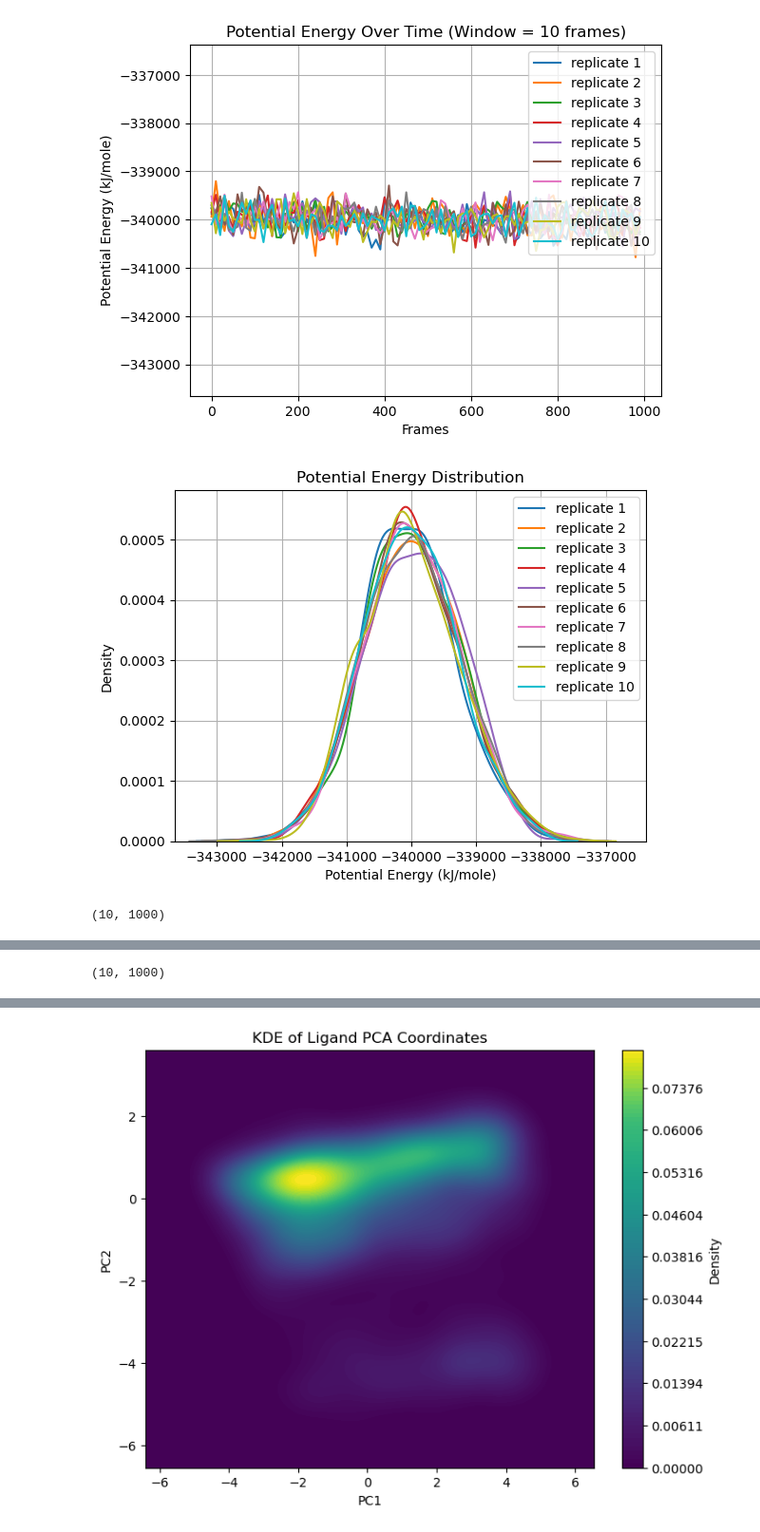
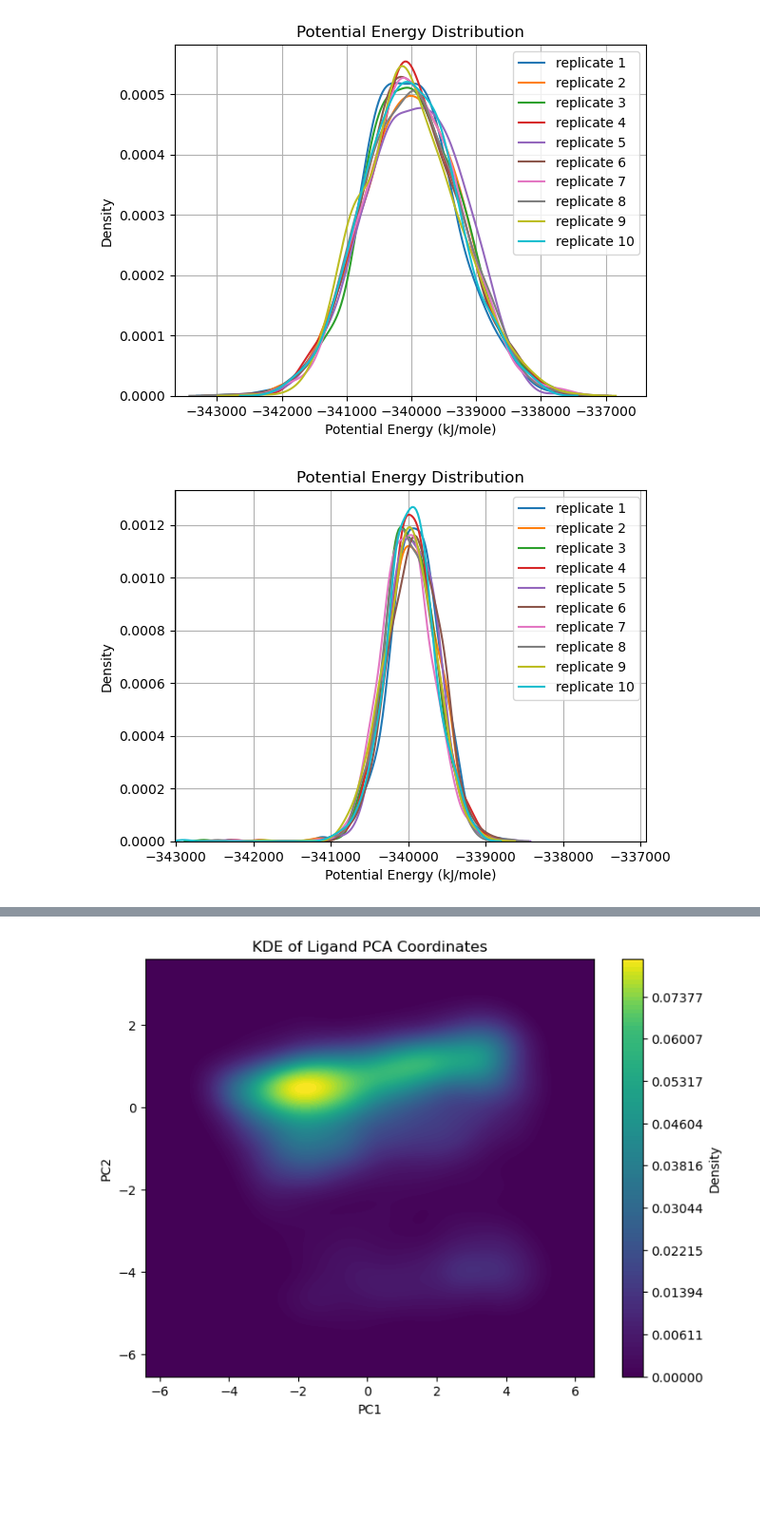
Before and after one commit to HaoLan-compchem/blog_03_12_2025, a Jupyter notebook: binary_complex/classic_binary_trj_analysis.ipynb, the cells around one changed output, grey strips where cells are left out. Shown at 95% size. Drawn from its saved outputs; the diff is of its cells as text; code cells hidden in the pictures; blank space fills up the shorter version.

```diff
--- a/binary_complex/classic_binary_trj_analysis.ipynb
+++ b/binary_complex/classic_binary_trj_analysis.ipynb
@@ -19,41 +19,38 @@ def plot_potential_energy(md_platform, state_file_list, plot_type, window):
                 for line in fin:
                     if not (line.startswith('@') or line.startswith('#')):
                         fout.write(','.join(line.split()) + '\n')
             #df = pd.read_csv(csv_file, header=None) #ignore the first row as initial state
             df = pd.read_csv(csv_file)
             df.columns = ['time', 'Potential Energy (kJ/mole)']
         energy = df['Potential Energy (kJ/mole)'].to_numpy()
         n_windows = len(energy) // window
         avg_energy = np.array([energy[i*window:(i+1)*window].mean() for i in range(n_windows)])
         avg_frames = np.arange(n_windows) * window
         energy_arrays.append(avg_energy)
         labels.append(f'replicate {i+1}')
         if plot_type == 'line':
             plt.plot(avg_frames, avg_energy, label=labels[-1])
             plt.xlabel('Frames')
             plt.ylabel('Potential Energy (kJ/mole)')
             plt.title(f'Potential Energy Over Time (Window = {window} frames)')
             plt.ylim(np.mean(energy) - 5*np.std(energy), np.mean(energy) + 5*np.std(energy))
         elif plot_type == 'hist':
             sns.kdeplot(avg_energy, label=labels[-1])
             plt.xlabel('Potential Energy (kJ/mole)')
             plt.title('Potential Energy Distribution')
             plt.xlim(np.mean(energy) - 5*np.std(energy), np.mean(energy) + 5*np.std(energy))
     plt.grid(True)
     plt.legend()
     plt.show()
     plt.close()
-    return energy_arrays
+    return None
 
 gmx_files = [f'gromacs/replicate_{i}/potential.xvg' for i in range(1, 11)]
-gmx_energy_arrays = plot_potential_energy('gromacs', gmx_files, 'line', window=10)
-gmx_energy_arrays = plot_potential_energy('gromacs', gmx_files, 'hist', window=1)
-print(np.shape(gmx_energy_arrays))
-omm_files = [f'openmm/NPT/energy_data_{i}.csv' for i in range(1, 11)]
-omm_energy_arrays = plot_potential_energy('openmm', omm_files, 'line', window=50)
-omm_energy_arrays = plot_potential_energy('openmm', omm_files, 'hist', window=5)
-print(np.shape(omm_energy_arrays))
+#gmx_energy_arrays = plot_potential_energy('gromacs', gmx_files, 'line', window=10)
+plot_potential_energy('gromacs', gmx_files, 'hist', window=1)
+omm_files = [f'openmm/energy_data_{i}.csv' for i in range(1, 11)]
+#omm_energy_arrays = plot_potential_energy('openmm', omm_files, 'line', window=50)
+plot_potential_energy('openmm', omm_files, 'hist', window=5)
 # %% [output]
-[figure, old version]
+[figure, new version]
-[figure, old version]
+[figure, new version]
-(10, 1000)
@@ -62,4 +57,3 @@ print(np.shape(omm_energy_arrays))
-(10, 1000)
 # %%
 def plot_rmsd_fluctuations_multiple(traj_files, top_file, plot_type, window):
     rmsd_arrays = []
```
Also changed, not shown: parts of 15 cells of this notebook, 5 other files.
